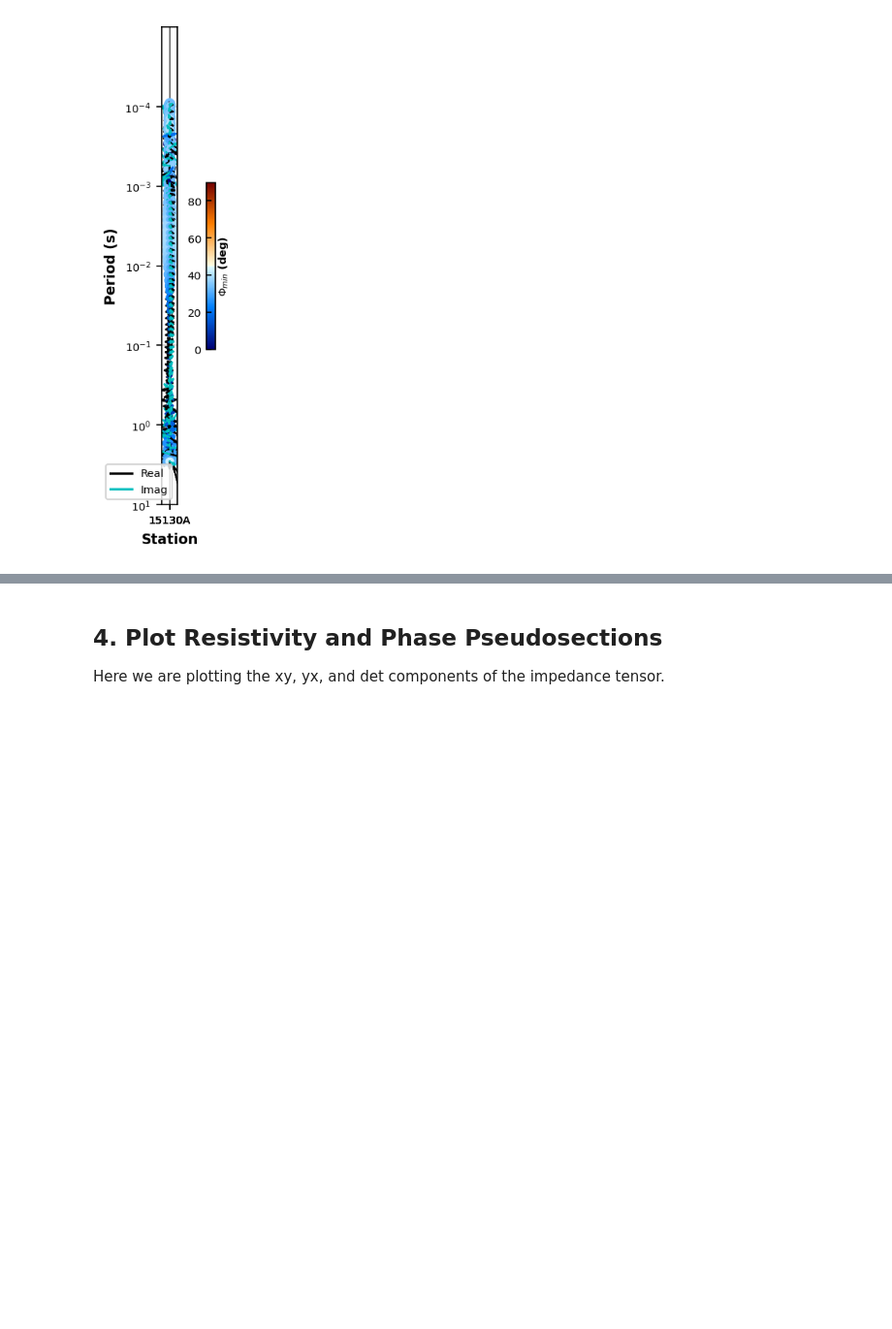
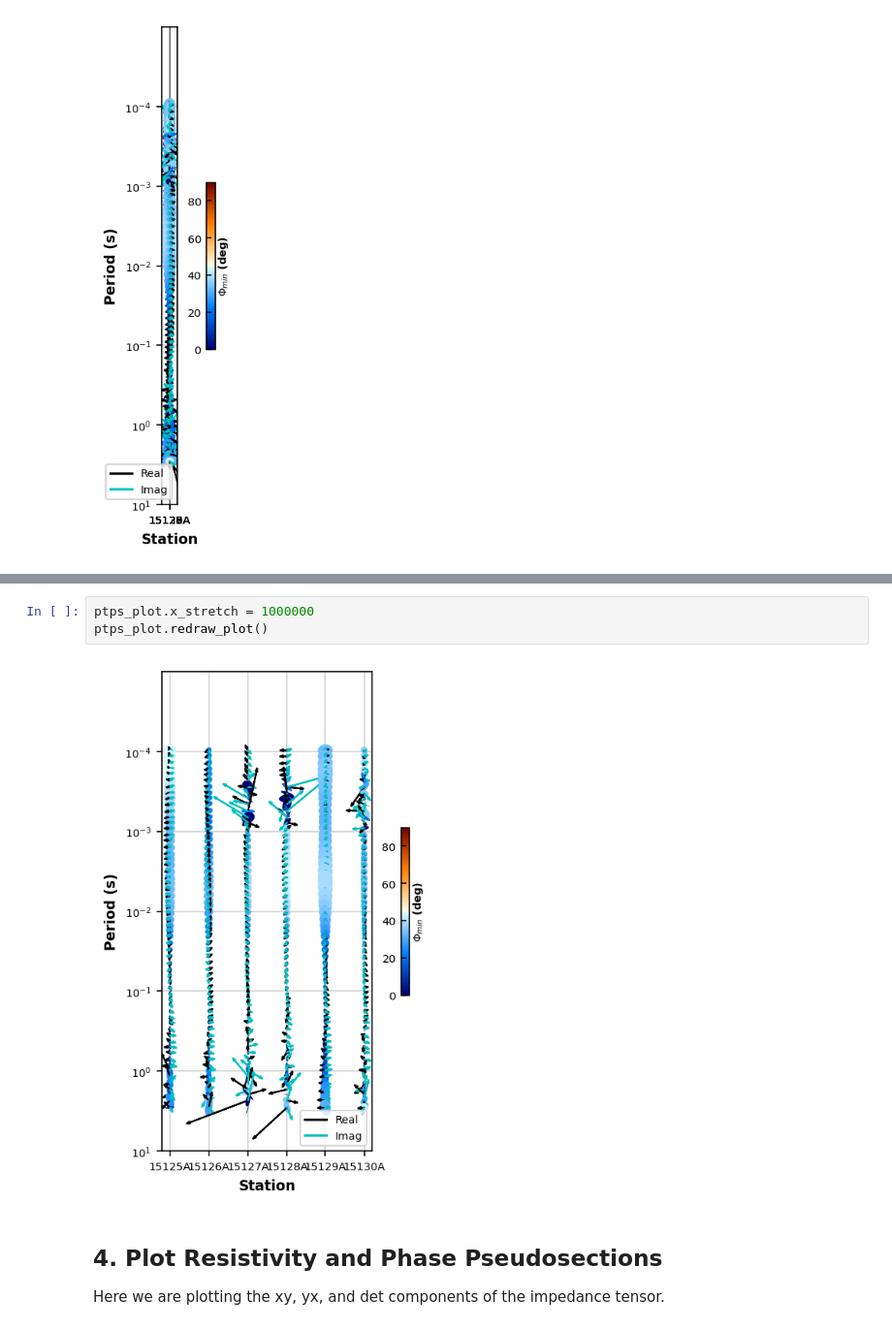
Before and after one commit to MTgeophysics/mtpy-v2, a Jupyter notebook: docs/source/notebooks/2_MTData_profile.ipynb, the cells around one changed output, grey strips where cells are left out. Shown at 97% size. Saved outputs shown, nothing was run; the diff lists cells and outputs as text; blank space fills up the shorter version.

```diff
--- a/docs/source/notebooks/2_MTData_profile.ipynb
+++ b/docs/source/notebooks/2_MTData_profile.ipynb
@@ -138,3 +148,8 @@ print(ptps_plot.x_stretch)
+# %%
+ptps_plot.x_stretch = 1000000
+ptps_plot.redraw_plot()
+# %% [output]
+[figure, added]
 # %% [markdown]
 ## 4. Plot Resistivity and Phase Pseudosections
 Here we are plotting the xy, yx, and det components of the impedance tensor.
```
Also changed, not shown: parts of 6 cells of this notebook, 7 other files.
